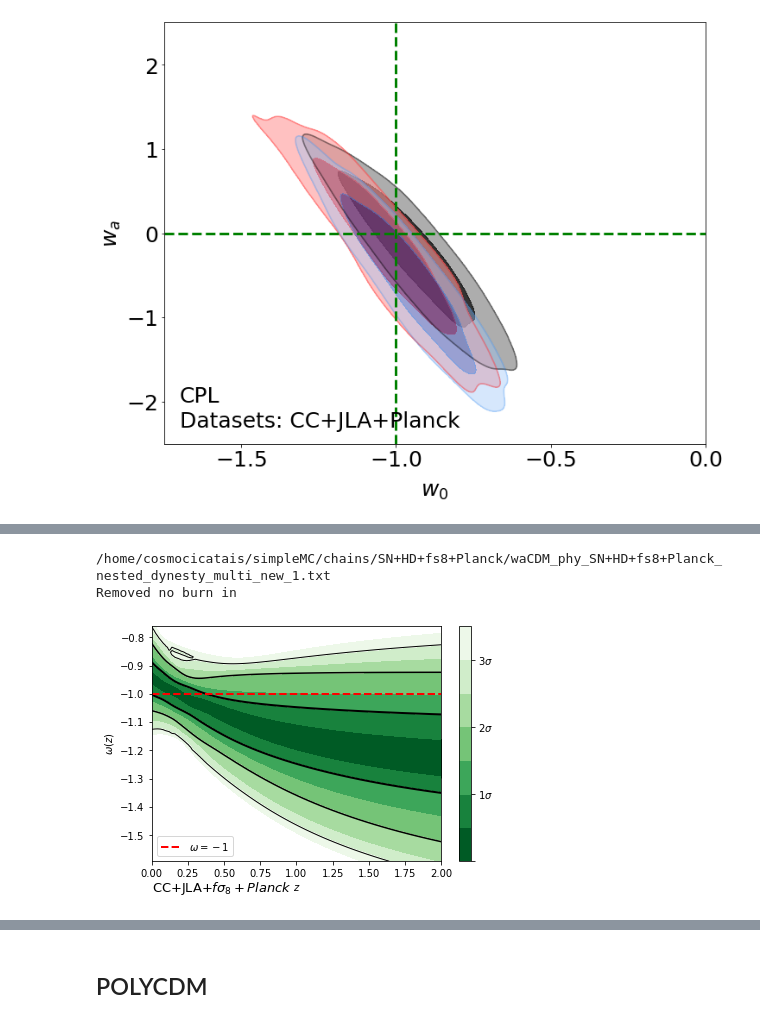
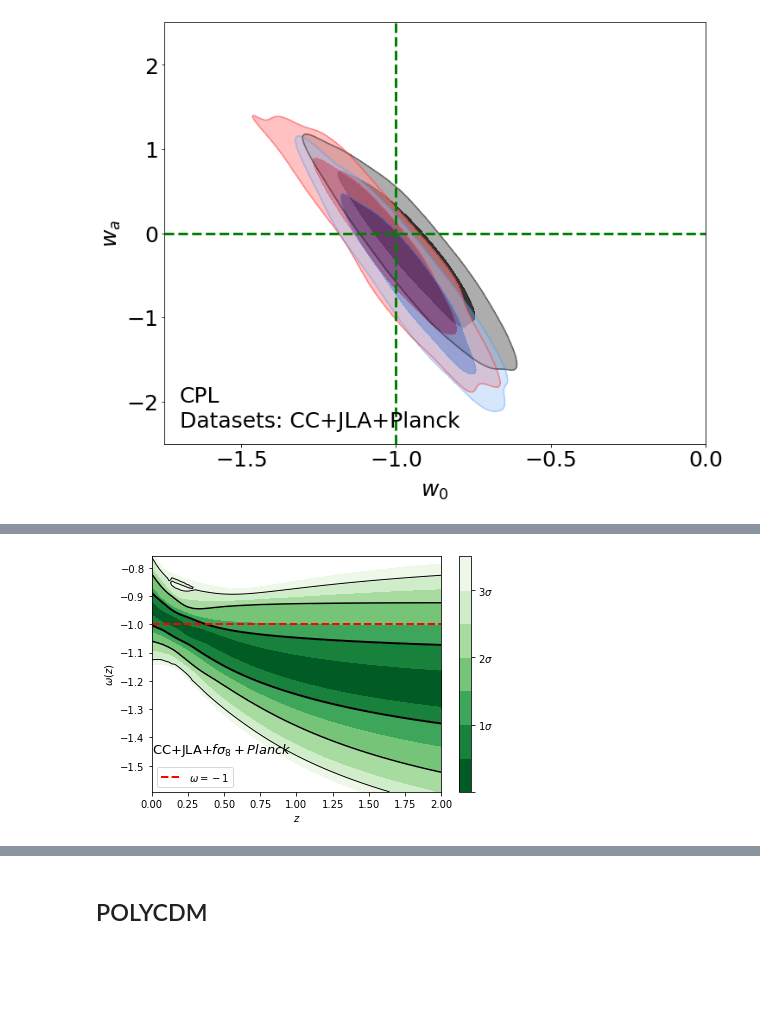
Before and after one commit to igomezv/neuralCosmoReconstruction, a Jupyter notebook: notebooks/getdist_waCDM_crann.ipynb, the cells around one changed output, grey strips where cells are left out. Cells and saved outputs as stored; diff of their text form; code cells hidden in the pictures; blank space fills up the shorter version.

Commit message:
update CPL EoS plots

```diff
--- a/notebooks/getdist_waCDM_crann.ipynb
+++ b/notebooks/getdist_waCDM_crann.ipynb
@@ -1238,6 +1229,6 @@ plt.hlines(-1, xmin=0, xmax=2, colors='r',  linestyles='dashed', label='$\omega=
 plt.tight_layout()
 
 plt.legend(loc='lower left')
-plt.text(0,-1.7, 'CC+JLA+$f\sigma_8+Planck$', fontsize=13)
+plt.text(0,-1.455, 'CC+JLA+$f\sigma_8+Planck$', fontsize=13)
 plt.savefig('cplEoS_ann_planck.png')
 # %% [output]
@@ -1245,6 +1235,4 @@ WARNING:root:outlier fraction 0.15476190476190477
-/home/cosmocicatais/simpleMC/chains/SN+HD+fs8+Planck/waCDM_phy_SN+HD+fs8+Planck_nested_dynesty_multi_new_1.txt
-Removed no burn in
-[figure, old version]
+[figure, new version]
 # %%
 file_root = dir_name_all + 'waCDM_phy_SN+HD+fs8_nested_dynesty_multi_new_new'
 
```
Also changed, not shown: parts of 6 cells of this notebook.
